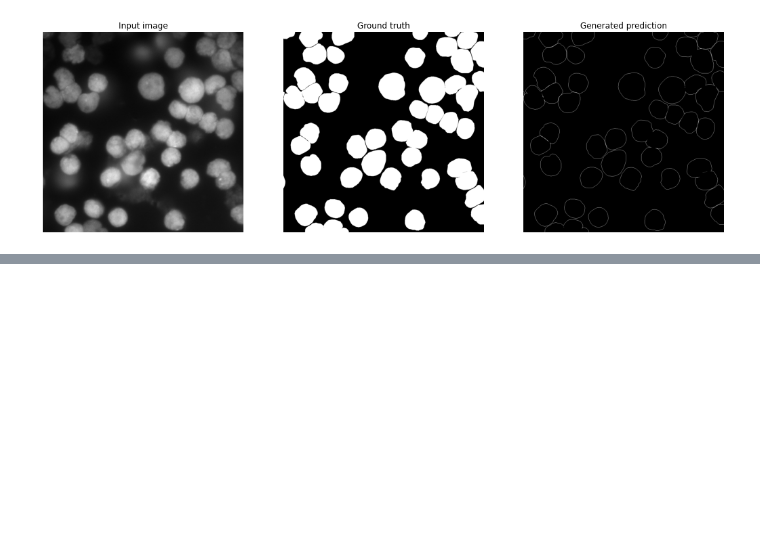
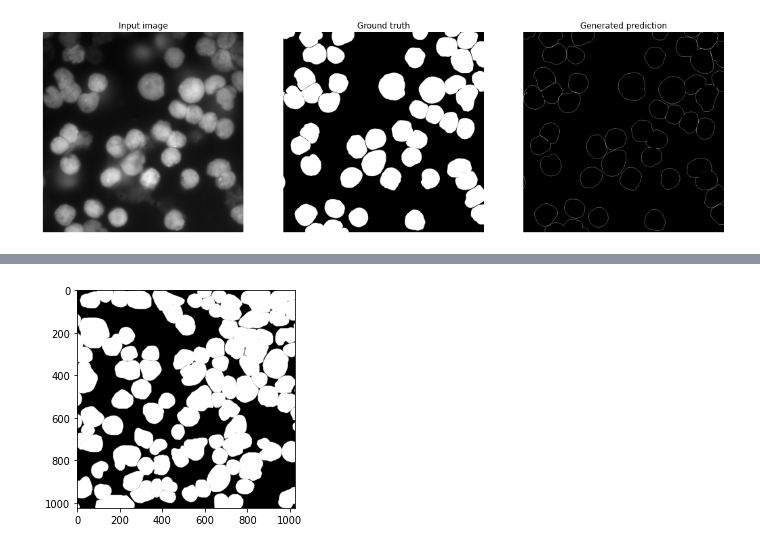
Before and after one commit to CRefice/ml-segmentation-project, a Jupyter notebook: notebook.ipynb, the cells around one changed output, grey strips where cells are left out. Cells and saved outputs as stored; diff of their text form; code cells hidden in the pictures; blank space fills up the shorter version.

```diff
--- a/notebook.ipynb
+++ b/notebook.ipynb
@@ -300,0 +339,4 @@ show_results(inputs[:1], labels[:1], [(binary_dilation(labels[0]) - labels[0].nu
+# %%
+show_image(labels[0].numpy())
+# %% [output]
+[figure, added]
```
Also changed, not shown: parts of 11 cells of this notebook.
